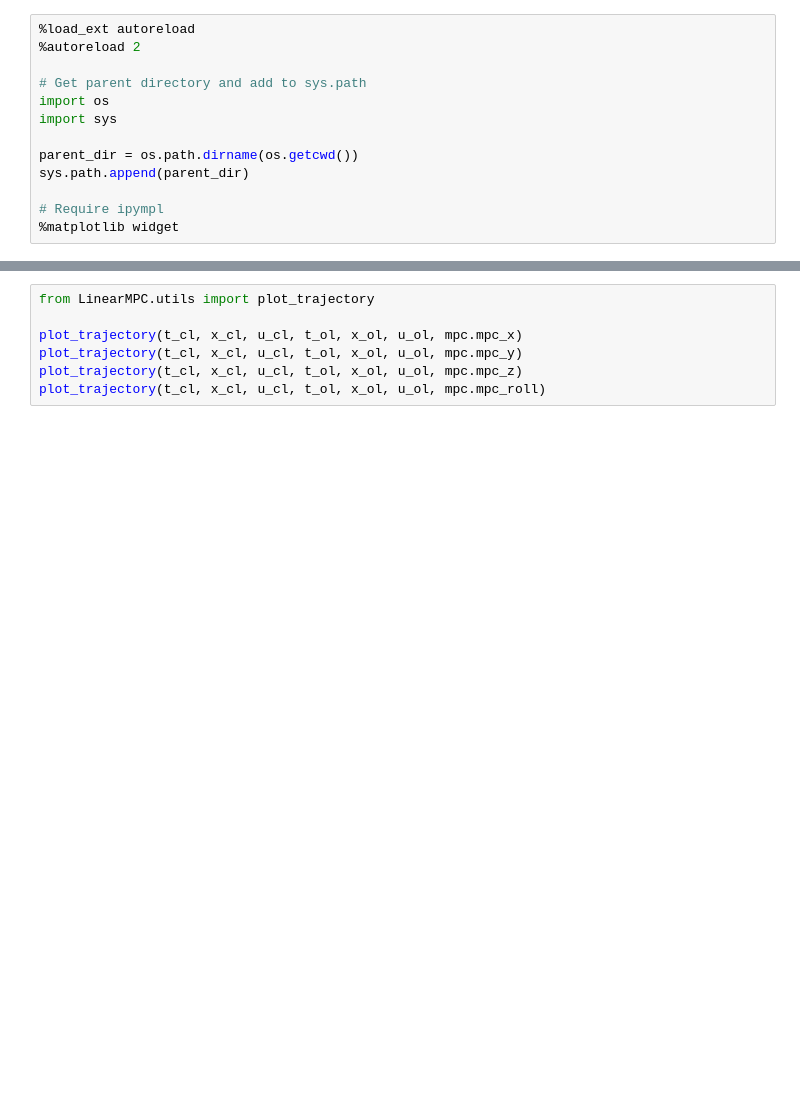
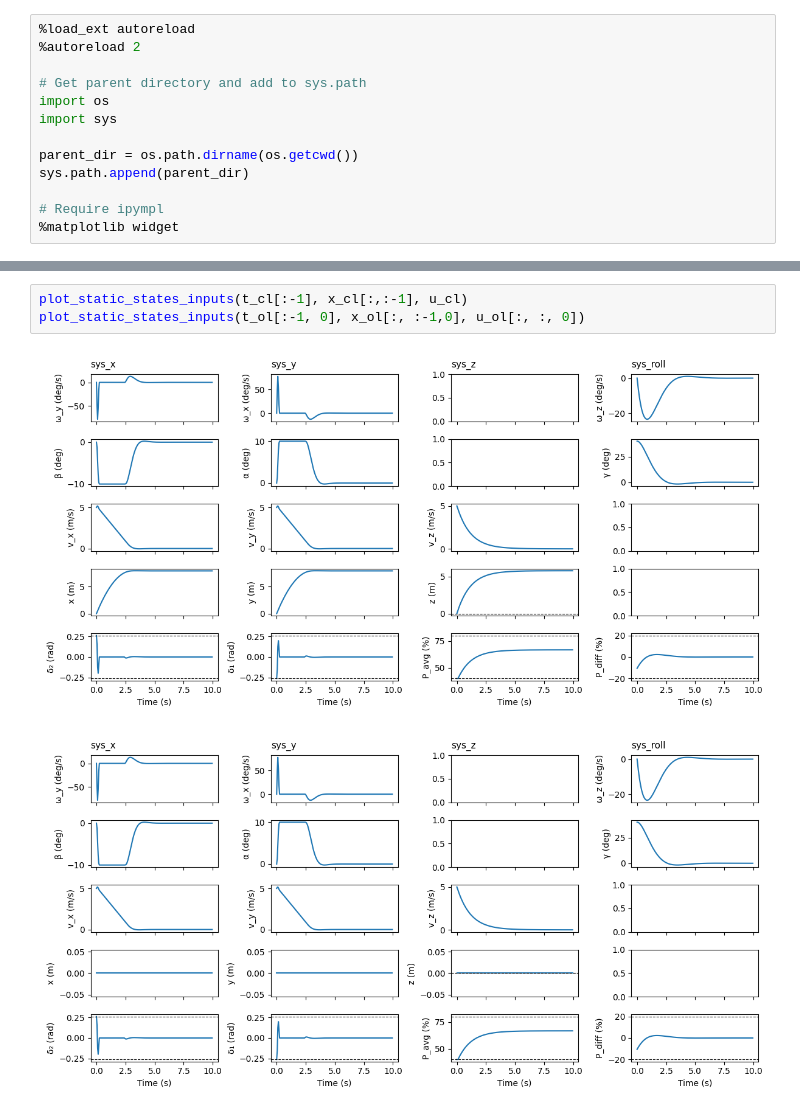
Before and after one commit to jverbois/Model-Predictive-Control-Project, a Jupyter notebook: Deliverable_3_1/Deliverable_3_1.ipynb, the cells around one changed output, grey strips where cells are left out. Drawn from its saved outputs; the diff is of its cells as text; blank space fills up the shorter version.

Commit message:
updated plots

```diff
--- a/Deliverable_3_1/Deliverable_3_1.ipynb
+++ b/Deliverable_3_1/Deliverable_3_1.ipynb
@@ -46,10 +79,9 @@ t_cl, x_cl, u_cl, t_ol, x_ol, u_ol, _ = rocket.simulate_control(
 # %%
-from LinearMPC.utils import plot_trajectory
-
-plot_trajectory(t_cl, x_cl, u_cl, t_ol, x_ol, u_ol, mpc.mpc_x)
-plot_trajectory(t_cl, x_cl, u_cl, t_ol, x_ol, u_ol, mpc.mpc_y)
-plot_trajectory(t_cl, x_cl, u_cl, t_ol, x_ol, u_ol, mpc.mpc_z)
-plot_trajectory(t_cl, x_cl, u_cl, t_ol, x_ol, u_ol, mpc.mpc_roll)
+plot_static_states_inputs(t_cl[:-1], x_cl[:,:-1], u_cl)
+plot_static_states_inputs(t_ol[:-1, 0], x_ol[:, :-1,0], u_ol[:, :, 0])
+# %% [output]
+[figure, added]
+[figure, added]
 # %%
 vis = RocketVis(rocket, rocket_obj_path)
 vis.anim_rate = 0.7
```
Also changed, not shown: parts of 4 cells of this notebook, 15 other files.
